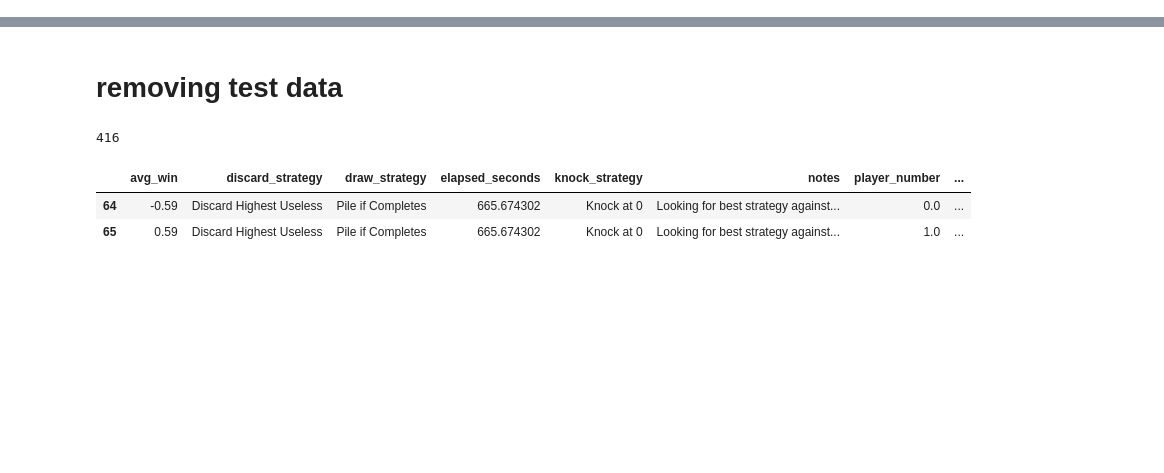
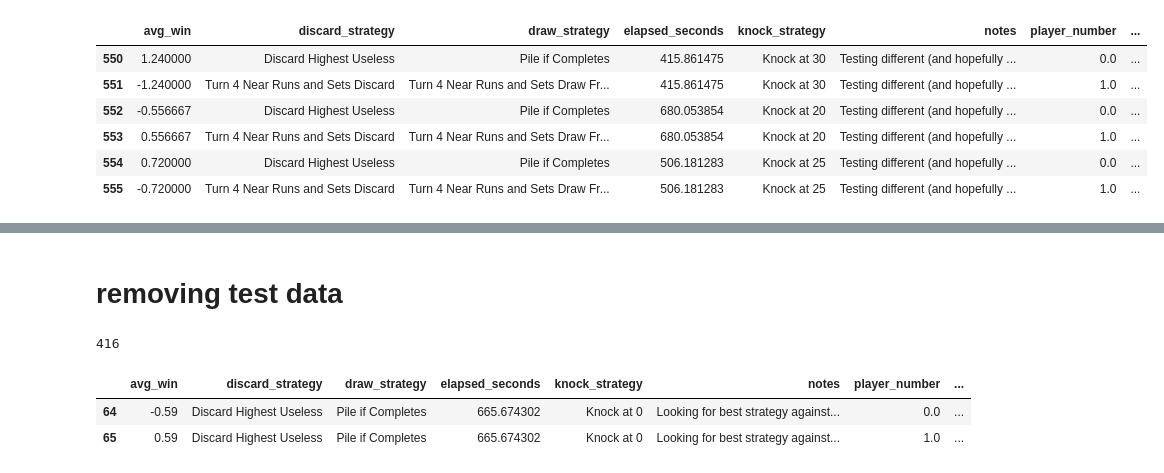
Before and after one commit to bmjoseph/NineCard, a Jupyter notebook: Analysis2.ipynb, the cells around one changed output, grey strips where cells are left out. Cells and saved outputs as stored; diff of their text form; code cells hidden in the pictures; blank space fills up the shorter version.

```diff
--- a/Analysis2.ipynb
+++ b/Analysis2.ipynb
@@ -16,3 +16,13 @@ results.head()
 | 2 | -6.32 | Discard Highest Useless | Pile if Completes | 18.185480 | Knock at 50 | TESTING | 0.0 | ... |
 | 3 | 6.32 | Discard Highest Useless | Pile if Completes | 18.185480 | Knock at 13 | TESTING | 1.0 | ... |
 | 4 | -4.04 | Discard Highest Useless | Pile if Completes | 85.766441 | Do not Knock | TESTING | 0.0 | ... |
+# %%
+results.tail(2*3)
+# %% [output]
+|  | avg_win | discard_strategy | draw_strategy | elapsed_seconds | knock_strategy | notes | player_number | ... |
+| 550 | 1.240000 | Discard Highest Useless | Pile if Completes | 415.861475 | Knock at 30 | Testing different (and hopefully ... | 0.0 | ... |
+| 551 | -1.240000 | Turn 4 Near Runs and Sets Discard | Turn 4 Near Runs and Sets Draw Fr... | 415.861475 | Knock at 30 | Testing different (and hopefully ... | 1.0 | ... |
+| 552 | -0.556667 | Discard Highest Useless | Pile if Completes | 680.053854 | Knock at 20 | Testing different (and hopefully ... | 0.0 | ... |
+| 553 | 0.556667 | Turn 4 Near Runs and Sets Discard | Turn 4 Near Runs and Sets Draw Fr... | 680.053854 | Knock at 20 | Testing different (and hopefully ... | 1.0 | ... |
+| 554 | 0.720000 | Discard Highest Useless | Pile if Completes | 506.181283 | Knock at 25 | Testing different (and hopefully ... | 0.0 | ... |
+| 555 | -0.720000 | Turn 4 Near Runs and Sets Discard | Turn 4 Near Runs and Sets Draw Fr... | 506.181283 | Knock at 25 | Testing different (and hopefully ... | 1.0 | ... |
```
Also changed, not shown: parts of 4 cells of this notebook, 7 other files.
